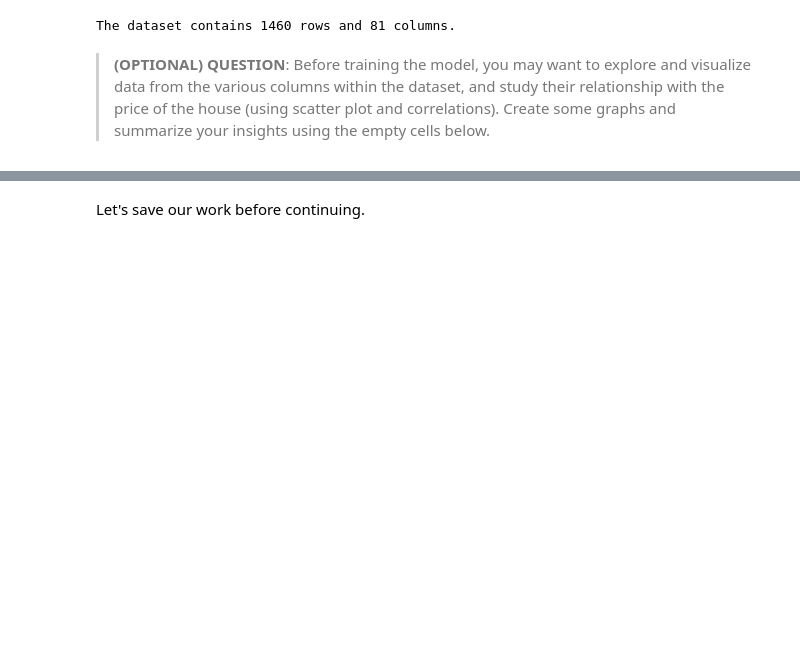
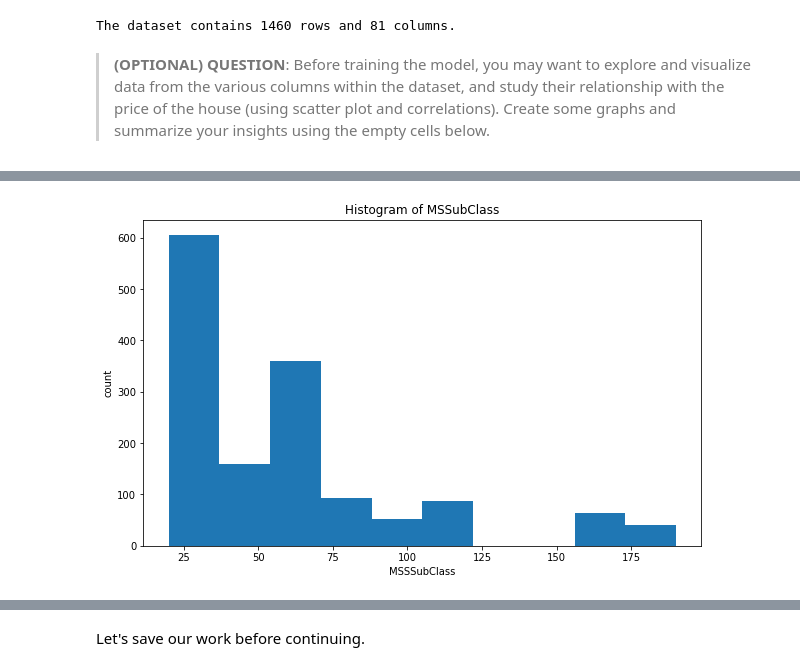
Before and after one commit to Surfix/Learn2, a Jupyter notebook: Jovian/python-sklearn-assignment/python-sklearn-assignment.ipynb, the cells around one changed output, grey strips where cells are left out. Drawn from its saved outputs; the diff is of its cells as text; code cells hidden in the pictures; blank space fills up the shorter version.

```diff
--- a/Jovian/python-sklearn-assignment/python-sklearn-assignment.ipynb
+++ b/Jovian/python-sklearn-assignment/python-sklearn-assignment.ipynb
@@ -162,0 +188,14 @@ The dataset contains 1460 rows and 81 columns.
+# %%
+
+
+f, ax = plt.subplots(figsize = (10,6))
+ax.hist(prices_df.MSSubClass)
+
+# Set plot title and axes label
+ax.set(title = 'Histogram of MSSubClass',
+      xlabel = 'MSSSubClass',
+      ylabel = 'count')
+
+plt.show()
+# %% [output]
+[figure, added]
```
Also changed, not shown: parts of 57 cells of this notebook.
